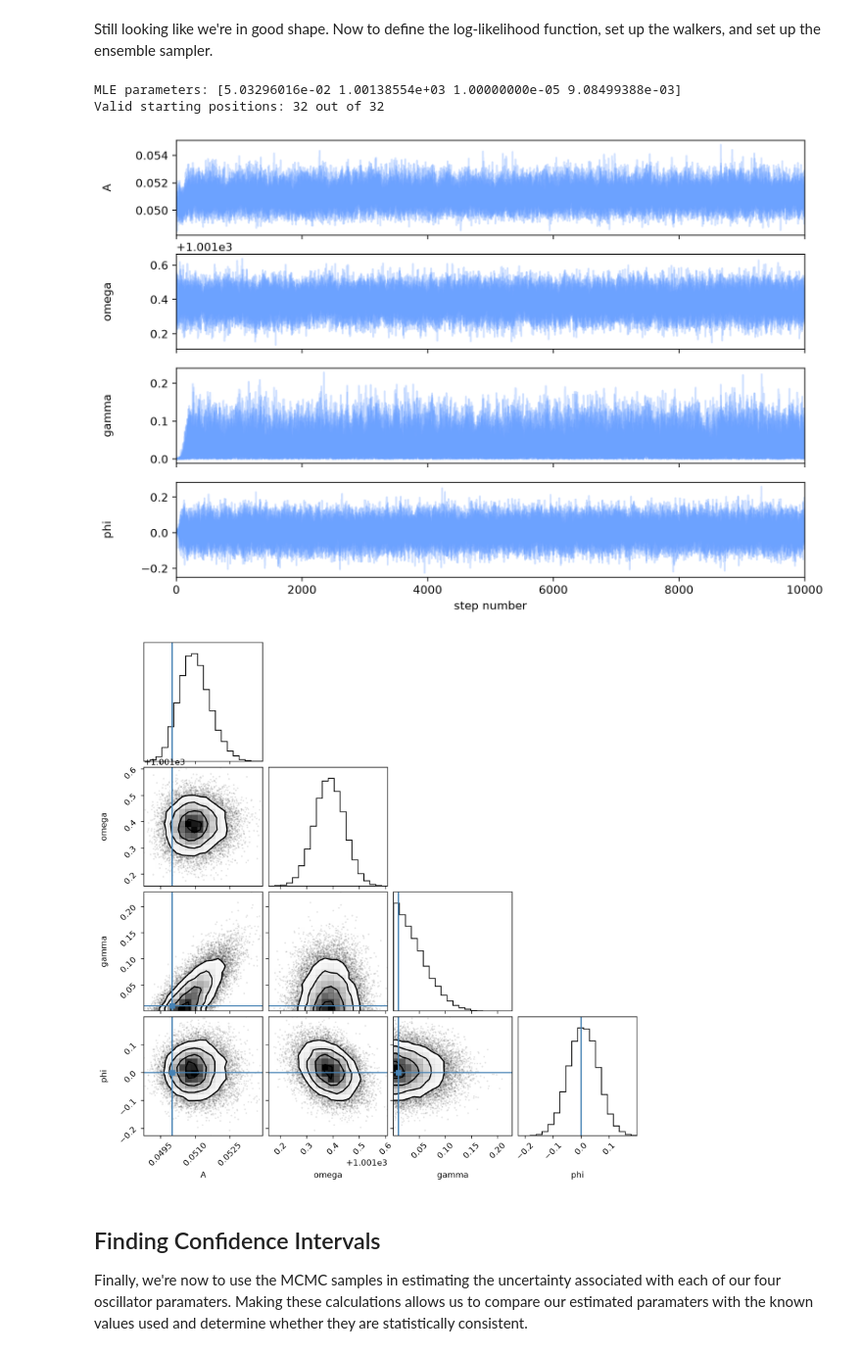
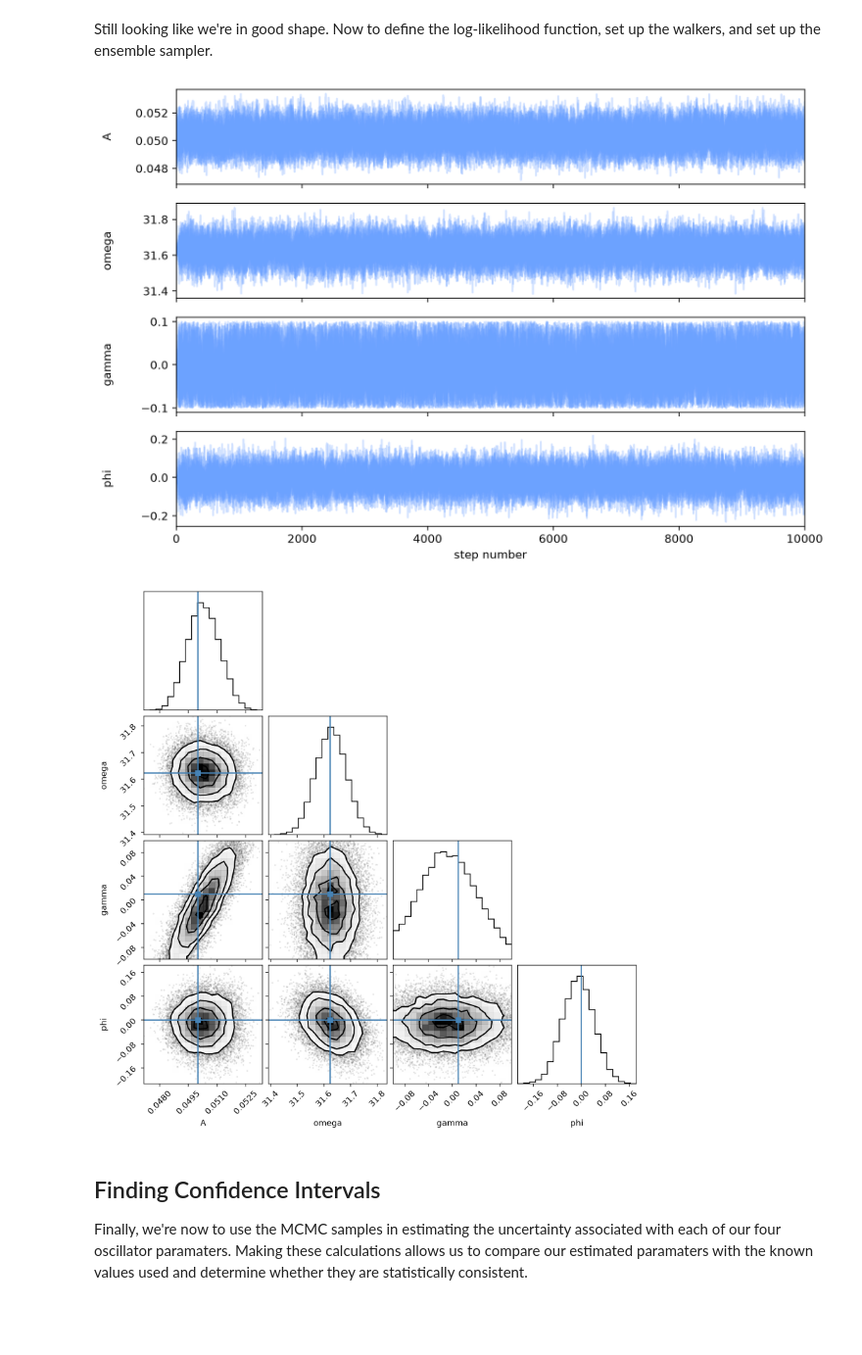
Before and after one commit to nrrorton/MCMC, a Jupyter notebook: damped_harmonic_motion_analysis.ipynb, the cells around one changed output. Shown at 98% size. Saved outputs shown, nothing was run; the diff lists cells and outputs as text; code cells hidden in the pictures; blank space fills up the shorter version.

```diff
--- a/damped_harmonic_motion_analysis.ipynb
+++ b/damped_harmonic_motion_analysis.ipynb
@@ -96,15 +97,17 @@ def neg_log_likelihood(parameters, t, y, C_inverse):
     return 0.5*chi_squared(parameters, t, y, C_inverse)
 
 # Initial parameter guesses (but are they really?? *wink wink*)
-initial_parameters = [0.05, 1000, 0.01, 0]
+initial_parameters = [0.05, np.sqrt(1000), 0.01, 0]
 
+# Didn't need these afterall.
 # Let's create some bounds so this doesn't run away on us.
-bounds = [(0.001, 0.1), (950, 1050), (0.00001, 1), (-1, 1)]
+#bounds = [(0.001, 0.1), (25, 35), (0.00001, 0.1), (-1, 1)]
 
-soln = minimize(neg_log_likelihood, initial_parameters, args=(t, y, C_inverse), bounds=bounds)
+soln = minimize(neg_log_likelihood, initial_parameters, args=(t, y, C_inverse))
 
 # Here's our maximum likelihood estimates.
 A_est, omega_est, gamma_est, phi_est = soln.x
+
 
 print(f'Optimization successful: {soln.success}')
 print('Maximum likelihood estimates')
@@ -128,8 +131,9 @@ def log_likelihood(parameters, t, y, C_inverse):
 
 def log_prior(parameters):
     A, omega, gamma, phi = parameters
-    # Already have our bounds established above to use here.
-    if 0.001 < A < 0.1 and 950 < omega < 1050 and 0.00001 < gamma < 1 and -1 < phi < 1:
+    # Using reasonable bounds after playing with these quite a bit. I know you said we could keep gamma above 0 but this seems to throw off the scale
+    # of the chain plot unless I put in bounds on the minimize function which just seemed to cause additional problems...Either way, this works now!
+    if 0.001 < A < 0.1 and 25 < omega < 35 and -0.1 < gamma < 0.1 and -1 < phi < 1:
         return 0.0
     return -np.inf
 
@@ -142,23 +146,12 @@ def log_probability(parameters, t, y, C_inverse):
 # As with with most of this code, mostly following along with your examples here.
 import emcee
 
-# Tried this using 1e-4 for all parameters but received lnpdiff runtime warning. Found a solution in using different values for the parameters as needed.
-scaled_values = np.array([1e-4, 0.1, 1e-4, 1e-3])
-pos = soln.x + scaled_values*np.random.randn(32, 4)
-# Need to initialize gamma above its lower bound.
-pos[:, 2] = np.maximum(pos[:, 2], 1.1e-5)
-
+pos = soln.x + 1e-3*np.random.randn(32, 4)
 nwalkers, ndim = pos.shape
 
 sampler = emcee.EnsembleSampler(nwalkers, ndim, log_probability, args=(t, y, C_inverse))
 
 sampler.run_mcmc(pos, 10000, progress=True);
-# %%
-print(f'MLE parameters: {soln.x}')
-print(f'Valid starting positions: {sum(np.isfinite(log_probability(p, t, y, C_inverse)) for p in pos)} out of {nwalkers}')
-# %% [output]
-MLE parameters: [5.03296016e-02 1.00138554e+03 1.00000000e-05 9.08499388e-03]
-Valid starting positions: 32 out of 32
 # %%
 # Again, just mostly using your code here with the slightest modifications.
 fig, axes = plt.subplots(4, figsize=(10, 7), sharex=True)
@@ -175,26 +168,27 @@ axes[-1].set_xlabel("step number")
 plt.savefig("chain_analysis.pdf", bbox_inches="tight")
 plt.show()
 # %% [output]
-[figure, old version]
+[figure, new version]
 # %%
 # And again, well, you know...
 import corner
 
 A_true = 0.05
-omega_true = 1000
+omega_true = np.sqrt(1000)
 gamma_true = 0.01
 phi_true = 0
 
+# Graphs don't seem to show as much of a burn in as yours do, but still appears to be a little something that around 0. I'll leave in the discard.
 flat_samples = sampler.get_chain(discard=100, thin=15, flat=True)
 
 fig = corner.corner(
     flat_samples, labels=labels, truths=[A_true, omega_true, gamma_true, phi_true]
 )
 
 plt.savefig("corner.pdf", bbox_inches="tight")
 plt.show()
 # %% [output]
-[figure, old version]
+[figure, new version]
 # %% [markdown]
 ## Finding Confidence Intervals
 
```
Also changed, not shown: parts of 4 cells of this notebook, 2 other files.
